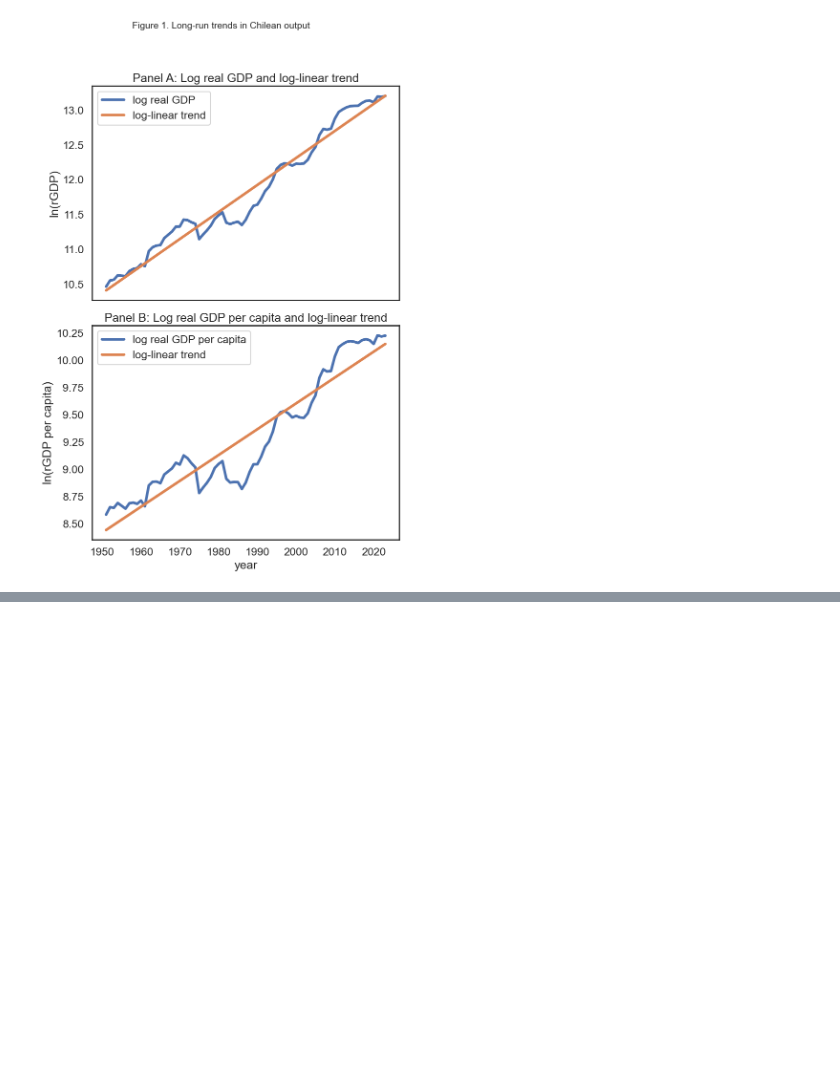
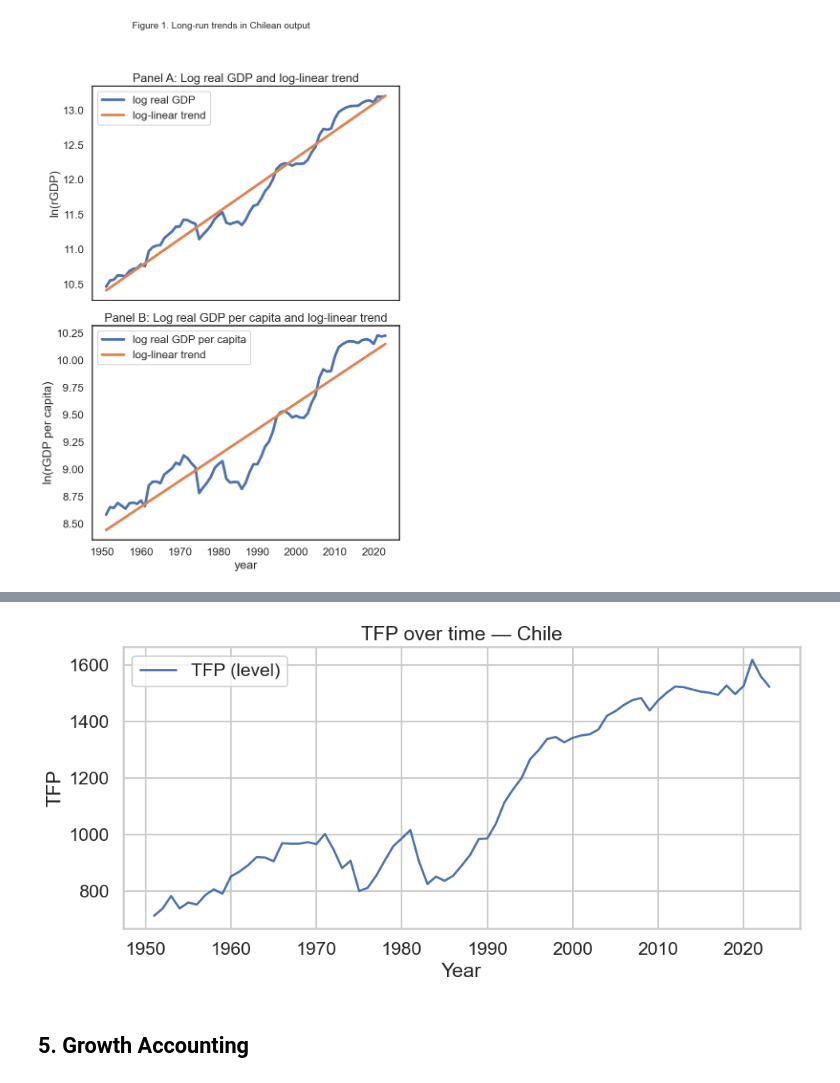
Before and after one commit to IcarusBai/EC2B1_Coursework, a Jupyter notebook: EC2B1_Coursework_Program.ipynb, the cells around one changed output, grey strips where cells are left out. Cells and saved outputs as stored; diff of their text form; code cells hidden in the pictures; blank space fills up the shorter version.

Commit message:
feat(Program): I completed the part of calculating TFP and plotted a graph of TFP.

```diff
--- a/EC2B1_Coursework_Program.ipynb
+++ b/EC2B1_Coursework_Program.ipynb
@@ -37,7 +37,7 @@ P_2021 = (
 #### 2.2.2 Filter Data and Change the Base Year from 2021 to 2017
 # %%
 # Filter data by columns. We need country, year, real gdp, population, real capital, human capital and employment)
-data_filtered = data.loc[:, ("country", "year", "rgdpe", "pop","rnna", "hc", "emp")]
+data_filtered = data.loc[:, ("country", "year", "rgdpe", "pop","rnna", "hc", "emp","rgdpna")]
 #Drop empty values
 data_filtered = data_filtered.dropna(subset=["rgdpe", "pop"])
 
@@ -52,7 +52,7 @@ scale = (
     P_2017.loc["Chile", "price_index"]
 )
 
-cols_to_rebase = ["rgdpe", "rnna","rgdpe_pc"]
+cols_to_rebase = ["rgdpe", "rnna","rgdpe_pc","rgdpna"]
 
 for col in cols_to_rebase:
     data_Chile[col] = data_Chile[col]*scale
@@ -167,0 +196,15 @@ plt.show()
+# %%
+# Define capital share
+alpha = 0.3
+# Calculate log values
+data_Chile['ln_Y'] = np.log(data_Chile['rgdpna'])
+data_Chile['ln_k'] = np.log(data_Chile['rnna'])
+data_Chile['ln_l'] = np.log(data_Chile['emp'])
+
+data_Chile['ln_tfp'] = (
+    data_Chile['ln_Y']
+    - alpha * data_Chile['ln_k']
+    - (1 - alpha) * data_Chile['ln_l']
+)
+
+data_Chile['tfp'] = np.exp(data_Chile['ln_tfp'])
@@ -167,0 +224,23 @@ plt.show()
+# %%
+sns.set_theme('talk', style='whitegrid')
+
+years = data_Chile['year']
+tfp = data_Chile['tfp']
+
+#rolling = tfp.rolling(window=5, center=True, min_periods=1).mean()
+
+fig, ax = plt.subplots(figsize=(10,5))
+ax.plot(years, tfp, label='TFP (level)', linewidth=2)
+#ax.plot(years, rolling, label='5-year rolling mean', linewidth=2, linestyle='--')
+ax.set_xlabel('Year')
+ax.set_ylabel('TFP')
+ax.set_title('TFP over time — Chile')
+ax.legend()
+ax.grid(True)
+plt.tight_layout()
+# fig.savefig('fig_tfp.png', dpi=300)
+plt.show()
+# %% [output]
+[figure, added]
+# %% [markdown]
+## 5. Growth Accounting
```
Also changed, not shown: parts of 5 cells of this notebook.
